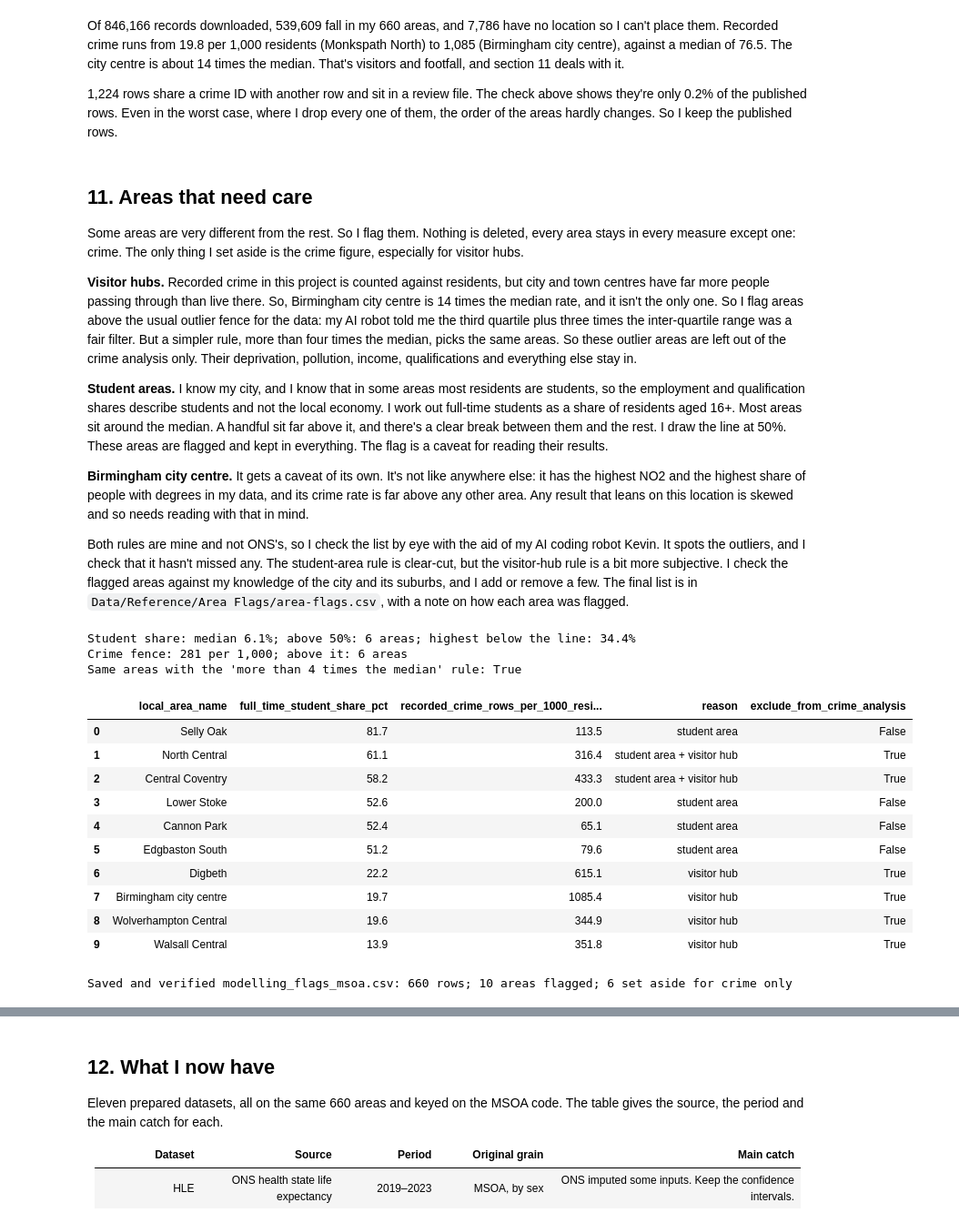
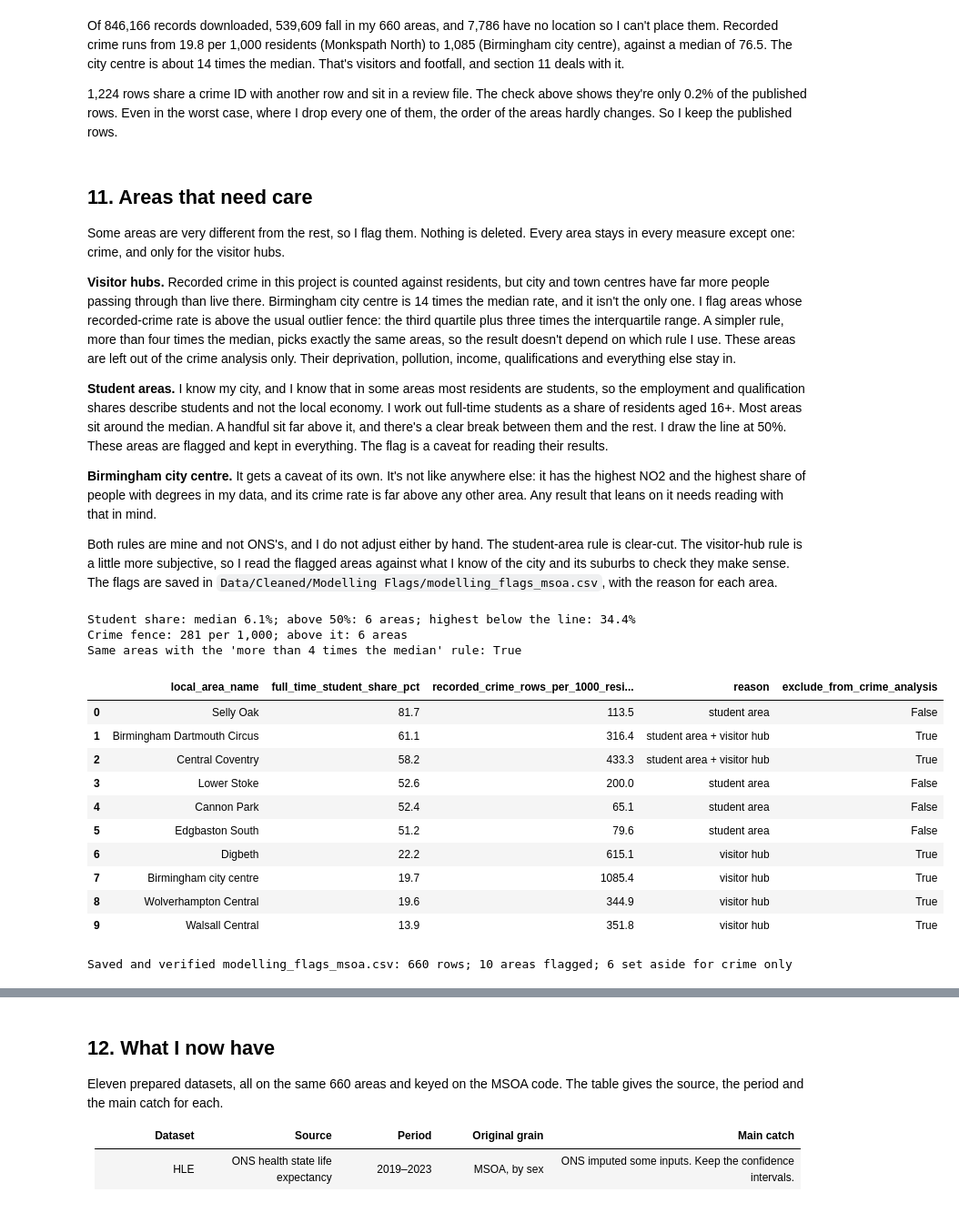
Before and after one commit to TidyWeb/Code-Institute-DA-with-AI-Unit-2-Assessment, a Jupyter notebook: notebooks/B — Data Preparation/02_Data_Preparation.ipynb, the cells around one changed output, grey strips where cells are left out. Shown at 91% size. Drawn from its saved outputs; the diff is of its cells as text; code cells hidden in the pictures.

```diff
--- a/notebooks/B — Data Preparation/02_Data_Preparation.ipynb
+++ b/notebooks/B — Data Preparation/02_Data_Preparation.ipynb
@@ -667,8 +688,10 @@ fuel_lsoa_support = fuel_selected.merge(
 assert len(fuel_lsoa_support) == len(fuel_selected)
 assert fuel_lsoa_support["MSOA21CD"].notna().all()
 fuel_count_fields = ["Number of households", "Number of households in fuel poverty"]
+
 for field in [*fuel_count_fields, "Proportion of households fuel poor (%)"]:
     fuel_lsoa_support[field] = pd.to_numeric(fuel_lsoa_support[field], errors="raise")
+
 assert fuel_lsoa_support[fuel_count_fields].notna().all().all()
 assert fuel_lsoa_support[fuel_count_fields].ge(0).all().all()
 assert fuel_lsoa_support["Number of households"].gt(0).all()
@@ -683,12 +706,13 @@ fuel_display = pd.DataFrame({
     "local_area_name": fuel_msoa_support["area_code"].map(local_name_by_code),
     "fuel_poor_households_pct": 100 * fuel_msoa_support["Number of households in fuel poverty"] / fuel_msoa_support["Number of households"],
 })
+
 assert set(fuel_display["area_code"]) == coverage_codes
 assert fuel_display["area_code"].is_unique
 assert fuel_display["local_area_name"].notna().all()
 assert fuel_display["fuel_poor_households_pct"].between(0, 100).all()
+
 print(f"Compact table: {len(fuel_display):,} MSOAs; {len(fuel_display.columns)} fields")
-birmingham_codes = set(area_code for area_code, entry in local_names.items() if entry["authority"] == "Birmingham")
 display(fuel_display.loc[fuel_display["area_code"].isin(birmingham_codes)].head(10).round(2))
 print("Preview rounded only; saved percentages retain precision.")
 # %% [output]
@@ -712,21 +736,10 @@ The compact table goes in `Data/Cleaned/Fuel Poverty/`, with an LSOA file and an
 # %%
-fuel_folder = project_data("Cleaned/Fuel Poverty")
-fuel_folder.mkdir(parents=True, exist_ok=True)
 for filename, table in [
     ("fuel_poverty_2024_msoa.csv", fuel_display),
     ("fuel_poverty_2024_msoa_support.csv", fuel_msoa_support),
     ("fuel_poverty_2024_lsoa_support.csv", fuel_lsoa_support),
 ]:
-    destination = fuel_folder / filename
-    if destination.exists():
-        backup_folder = project_folder / "VS_CODE/Backups/Outputs/Fuel Poverty"
-        backup_folder.mkdir(parents=True, exist_ok=True)
-        stamp = datetime.now().strftime("%Y%m%d-%H%M%S-%f")
-        shutil.copy2(destination, backup_folder / f"{destination.stem} - {stamp}.csv")
-    table.to_csv(destination, index=False)
-    reloaded = pd.read_csv(destination)
-    pd.testing.assert_frame_equal(reloaded, table.reset_index(drop=True))
-    print(f"Saved and verified {filename}: {len(reloaded):,} rows; {len(reloaded.columns)} fields")
+    save_verified(table, "Fuel Poverty", filename)
 # %% [output]
 Saved and verified fuel_poverty_2024_msoa.csv: 660 rows; 3 fields
 Saved and verified fuel_poverty_2024_msoa_support.csv: 660 rows; 4 fields
@@ -898,24 +922,13 @@ Complete valid coverage: 660; unavailable area means: 0
 
 Two three-column tables, one for NO₂ and one for PM2.5, with the coverage checks and grid overlaps in supporting files. The previews are rounded for reading, and the saved values keep full precision.
 # %%
-pollution_folder = project_data("Cleaned/Pollution")
-pollution_folder.mkdir(parents=True, exist_ok=True)
 for label, stem in [("NO2", "no2_2024"), ("PM2.5", "pm25_2024")]:
     for filename, table in [
         (f"{stem}_msoa.csv", pollution_tables[label]),
         (f"{stem}_msoa_coverage_checks.csv", pollution_checks[label]),
         (f"{stem}_grid_overlap_support.csv", pollution_overlaps[label]),
     ]:
-        destination = pollution_folder / filename
-        if destination.exists():
-            backup_folder = project_folder / "VS_CODE/Backups/Outputs/Pollution"
-            backup_folder.mkdir(parents=True, exist_ok=True)
-            stamp = datetime.now().strftime("%Y%m%d-%H%M%S-%f")
-            shutil.copy2(destination, backup_folder / f"{destination.stem} - {stamp}.csv")
-        table.to_csv(destination, index=False)
-        reloaded = pd.read_csv(destination)
-        pd.testing.assert_frame_equal(reloaded, table.reset_index(drop=True))
-        print(f"Saved and verified {filename}: {len(reloaded):,} rows; {len(reloaded.columns)} fields")
+        save_verified(table, "Pollution", filename)
 # %% [output]
 Saved and verified no2_2024_msoa.csv: 660 rows; 3 fields
 Saved and verified no2_2024_msoa_coverage_checks.csv: 660 rows; 7 fields
@@ -1821,19 +1850,16 @@ Of 846,166 records downloaded, 539,609 fall in my 660 areas, and 7,786 have no l
 # %% [markdown]
 ## 11. Areas that need care
 
-Some areas are very different from the rest. So I flag them. Nothing is deleted, every area stays in every measure except one: crime. The only thing I set aside is the crime figure, especially for visitor hubs.
+Some areas are very different from the rest, so I flag them. Nothing is deleted. Every area stays in every measure except one: crime, and only for the visitor hubs.
 
-**Visitor hubs.** Recorded crime in this project is counted against residents, but city and town centres have far more people passing through than live there. So, Birmingham city centre is 14 times the median rate, and it isn't the only one. So I flag areas above the usual outlier fence for the data: my AI robot told me the third quartile plus three times the inter-quartile range was a fair filter. But a simpler rule, more than four times the median, picks the same areas. So these outlier areas are left out of the crime analysis only. Their deprivation, pollution, income, qualifications and everything else stay in.
+**Visitor hubs.** Recorded crime in this project is counted against residents, but city and town centres have far more people passing through than live there. Birmingham city centre is 14 times the median rate, and it isn't the only one. I flag areas whose recorded-crime rate is above the usual outlier fence: the third quartile plus three times the interquartile range. A simpler rule, more than four times the median, picks exactly the same areas, so the result doesn't depend on which rule I use. These areas are left out of the crime analysis only. Their deprivation, pollution, income, qualifications and everything else stay in.
 
 **Student areas.** I know my city, and I know that in some areas most residents are students, so the employment and qualification shares describe students and not the local economy. I work out full-time students as a share of residents aged 16+. Most areas sit around the median. A handful sit far above it, and there's a clear break between them and the rest. I draw the line at 50%. These areas are flagged and kept in everything. The flag is a caveat for reading their results.
 
-**Birmingham city centre.** It gets a caveat of its own. It's not like anywhere else: it has the highest NO2 and the highest share of people with degrees in my data, and its crime rate is far above any other area. Any result that leans on this location is skewed and so needs reading with that in mind.
+**Birmingham city centre.** It gets a caveat of its own. It's not like anywhere else: it has the highest NO2 and the highest share of people with degrees in my data, and its crime rate is far above any other area. Any result that leans on it needs reading with that in mind.
 
-Both rules are mine and not ONS's, so I check the list by eye with the aid of my AI coding robot Kevin. It spots the outliers, and I check that it hasn't missed any. The student-area rule is clear-cut, but the visitor-hub rule is a bit more subjective. I check the flagged areas against my knowledge of the city and its suburbs, and I add or remove a few. The final list is in `Data/Reference/Area Flags/area-flags.csv`, with a note on how each area was flagged.
+Both rules are mine and not ONS's, and I do not adjust either by hand. The student-area rule is clear-cut. The visitor-hub rule is a little more subjective, so I read the flagged areas against what I know of the city and its suburbs to check they make sense. The flags are saved in `Data/Cleaned/Modelling Flags/modelling_flags_msoa.csv`, with the reason for each area.
 # %%
-import shutil
-from datetime import datetime
-
 # Full-time students as a share of residents aged 16+, from the saved economic activity counts.
 activity_counts = pd.read_csv(project_data("Cleaned/Economic Activity/economic_activity_2021_msoa_support.csv"))
 residents_16plus = "Economic activity status: Total: All usual residents aged 16 years and over"
@@ -1866,38 +1892,36 @@ flagged = flags["student_dominated"] | flags["visitor_hub"]
 flags["reason"] = [
     " + ".join(label for label, applies in [("student area", s), ("visitor hub", h)] if applies)
     for s, h in zip(flags["student_dominated"], flags["visitor_hub"])
 ]
 
 below_limit = flags.loc[~flags["student_dominated"], "full_time_student_share_pct"]
+
 print(f"Student share: median {flags['full_time_student_share_pct'].median():.1f}%; "
       f"above {student_limit}%: {flags['student_dominated'].sum()} areas; highest below the line: {below_limit.max():.1f}%")
 print(f"Crime fence: {crime_limit:.0f} per 1,000; above it: {flags['visitor_hub'].sum()} areas")
 print("Same areas with the 'more than 4 times the median' rule:",
       set(flags.loc[crime_rate > 4 * crime_rate.median(), "area_code"]) == set(flags.loc[flags["visitor_hub"], "area_code"]))
 display(flags.loc[flagged].sort_values("full_time_student_share_pct", ascending=False)
         [["local_area_name", "full_time_student_share_pct", "recorded_crime_rows_per_1000_residents", "reason", "exclude_from_crime_analysis"]].round(1).reset_index(drop=True))
 
 flags_folder = project_data("Cleaned/Modelling Flags")
 flags_folder.mkdir(parents=True, exist_ok=True)
 flags_file = flags_folder / "modelling_flags_msoa.csv"
-if flags_file.exists():
-    backup_folder = project_folder / "VS_CODE/Backups/Outputs/Modelling Flags"
-    backup_folder.mkdir(parents=True, exist_ok=True)
-    shutil.copy2(flags_file, backup_folder / f"{flags_file.stem} - {datetime.now():%Y%m%d-%H%M%S-%f}{flags_file.suffix}")
 saved_flags = flags.round({"full_time_student_share_pct": 2, "recorded_crime_rows_per_1000_residents": 2})
 saved_flags.to_csv(flags_file, index=False)
 check = pd.read_csv(flags_file)
 assert len(check) == 660 and list(check.columns) == list(saved_flags.columns)
 assert int(check["exclude_from_crime_analysis"].sum()) == int(flags["visitor_hub"].sum())
+
 print(f"Saved and verified {flags_file.name}: {len(check)} rows; {int(flagged.sum())} areas flagged; "
       f"{int(check['exclude_from_crime_analysis'].sum())} set aside for crime only")
 # %% [output]
 Student share: median 6.1%; above 50%: 6 areas; highest below the line: 34.4%
 Crime fence: 281 per 1,000; above it: 6 areas
 Same areas with the 'more than 4 times the median' rule: True
 |  | local_area_name | full_time_student_share_pct | recorded_crime_rows_per_1000_resi... | reason | exclude_from_crime_analysis |
 | 0 | Selly Oak | 81.7 | 113.5 | student area | False |
-| 1 | North Central | 61.1 | 316.4 | student area + visitor hub | True |
+| 1 | Birmingham Dartmouth Circus | 61.1 | 316.4 | student area + visitor hub | True |
 | 2 | Central Coventry | 58.2 | 433.3 | student area + visitor hub | True |
 | 3 | Lower Stoke | 52.6 | 200.0 | student area | False |
 | 4 | Cannon Park | 52.4 | 65.1 | student area | False |
```
Also changed, not shown: parts of 57 cells of this notebook, 3 other files.
